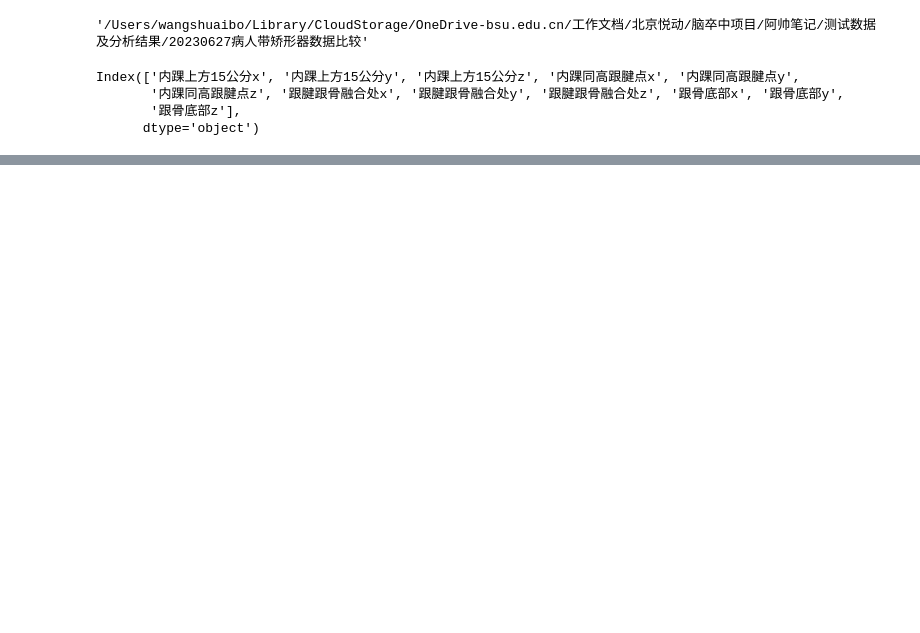
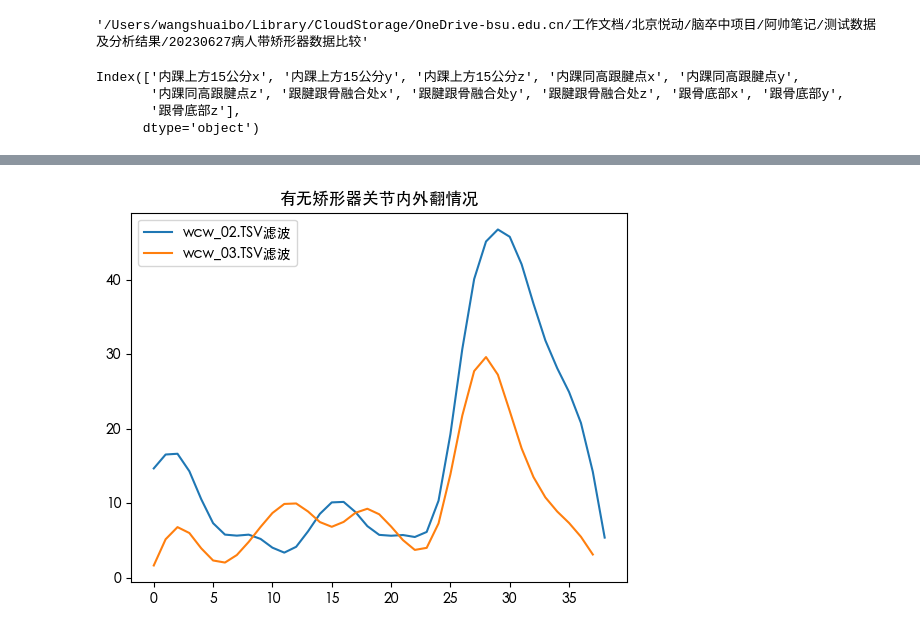
Before and after one commit to Allwillcome/--_----, a Jupyter notebook: Notes/temp.ipynb, the cells around one changed output, grey strips where cells are left out. Cells and saved outputs as stored; diff of their text form; code cells hidden in the pictures; blank space fills up the shorter version.

```diff
--- a/Notes/temp.ipynb
+++ b/Notes/temp.ipynb
@@ -710,8 +711,8 @@ import numpy as np
 import chardet
 # 定义文件路径
 path = "/Users/wangshuaibo/Library/CloudStorage/OneDrive-bsu.edu.cn/工作文档/北京悦动/脑卒中项目/阿帅笔记/测试数据及分析结果/20230627病人带矫形器数据比较"
-filename1 = "Marker点坐标_无矫形器.TSV"
-filename2 = "Marker点坐标_有矫形器.TSV"
+filename1 = "wcw_02.TSV"
+filename2 = "wcw_03.TSV"
 os.chdir(path)
 # %%
 os.getcwd()
@@ -744,16 +745,16 @@ Index(['内踝上方15公分x', '内踝上方15公分y', '内踝上方15公分z'
 
 # 使用4个坐标8个数坐标计算外翻角度
 ## 定义2向量
-def CalVector( row):
+def CalVector(row):
     import math
     xa_start, ya_start, xa_end, ya_end = row[['内踝同高跟腱点x', '内踝同高跟腱点z', '内踝上方15公分x', '内踝上方15公分z']]
     xb_start, yb_start, xb_end, yb_end = row[['跟腱跟骨融合处x',  '跟腱跟骨融合处z','跟骨底部x', '跟骨底部z']]
 
     # 定义向量
-    A_x = xa_end - xa_start
+    A_x = xa_end - xa_start # 内踝上方 15 公分-内踝同高跟腱点
     A_y=  ya_end - ya_start
 
-    B_x = xb_end - xb_start
+    B_x = xb_end - xb_start # 跟骨底部 - 跟腱跟骨融合
     B_y = yb_end - yb_start
 
     # 计算向量 A 和 B 的长度
@@ -772,6 +773,13 @@ def CalVector( row):
     # 转换为度
     angle_degrees = math.degrees(angle)
 
+    # 判断落地为内外翻情况
+    if B_x < 0:
+        print("落地时为外翻")
+    else:
+        print("落地时为内翻")
+
+
     return angle_degrees
 
 
@@ -808,7 +818,7 @@ import numpy as np
 from scipy import signal
 
 # 定义滤波器参数
-cutoff_freq = 6  # 截止频率为 6 Hz
+cutoff_freq = 13.3  # 截止频率为 6 Hz
 sampling_freq = 100.0  # 采样频率为 100 Hz
 nyquist_freq = 0.5 * sampling_freq  # Nyquist 频率为采样频率的一半
 order = 2  # 滤波器阶数
@@ -824,6 +834,10 @@ df1["内外翻角度_滤波"] = signal.filtfilt(b, a, df1["内外翻角度"], ax
 df2["内外翻角度_滤波"] = signal.filtfilt(b, a, df2["内外翻角度"], axis=0)
 # %%
 plt.close()
+# %%
+plt.rcParams['font.sans-serif'] = ['Heiti TC']
+plt.rcParams['font.family'] = ['Heiti TC']
+plt.rcParams['axes.unicode_minus'] = False
 # %%
 df1["内外翻角度"].plot(label=filename1)
 df2["内外翻角度"].plot(label=filename2)
@@ -844,7 +861,9 @@ plt.savefig("有无矫形器踝关节内外翻情况.png")
 plt.close()
 # %%
 df1["内外翻角度_滤波"].plot(label=filename1+"滤波")
-df2["内外翻角度_滤波"].plot(label=filename1+"滤波")
+df2["内外翻角度_滤波"].plot(label=filename2+"滤波")
 plt.title("有无矫形器关节内外翻情况")
 plt.legend()
 plt.savefig("脑卒中_患侧_步行_踝关节内外翻情况_滤波.png")
+# %% [output]
+[figure, added]
```
Also changed, not shown: parts of 9 cells of this notebook.
